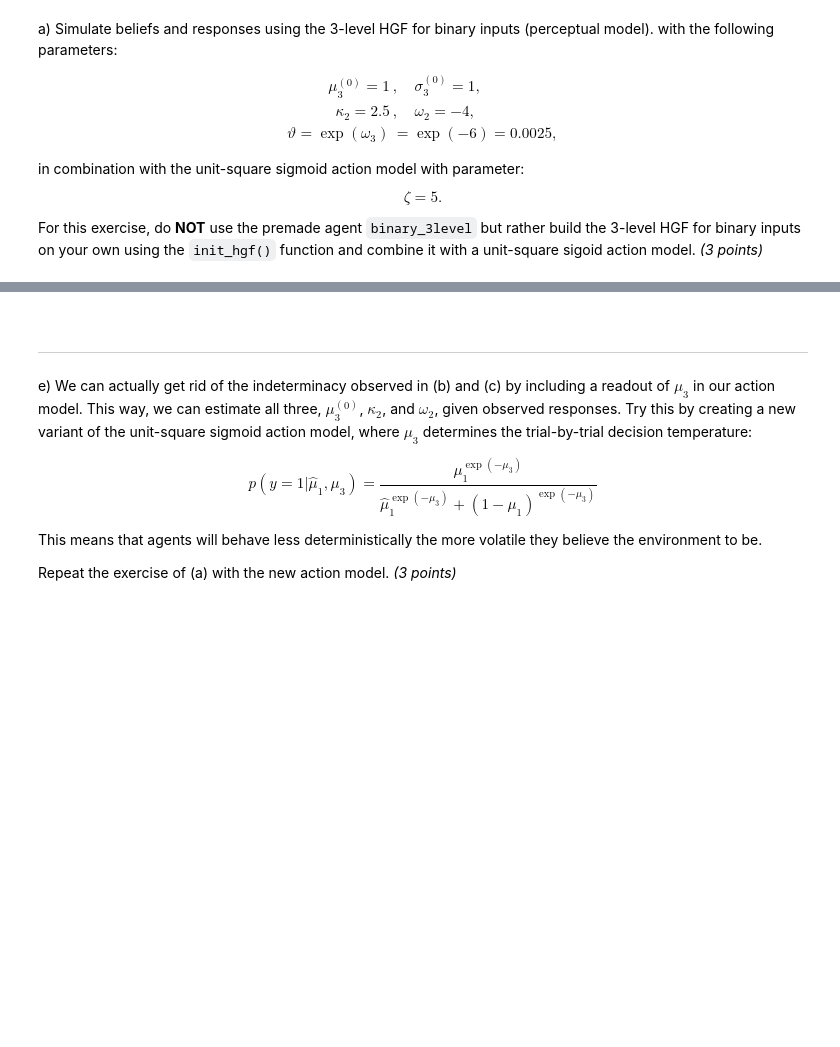
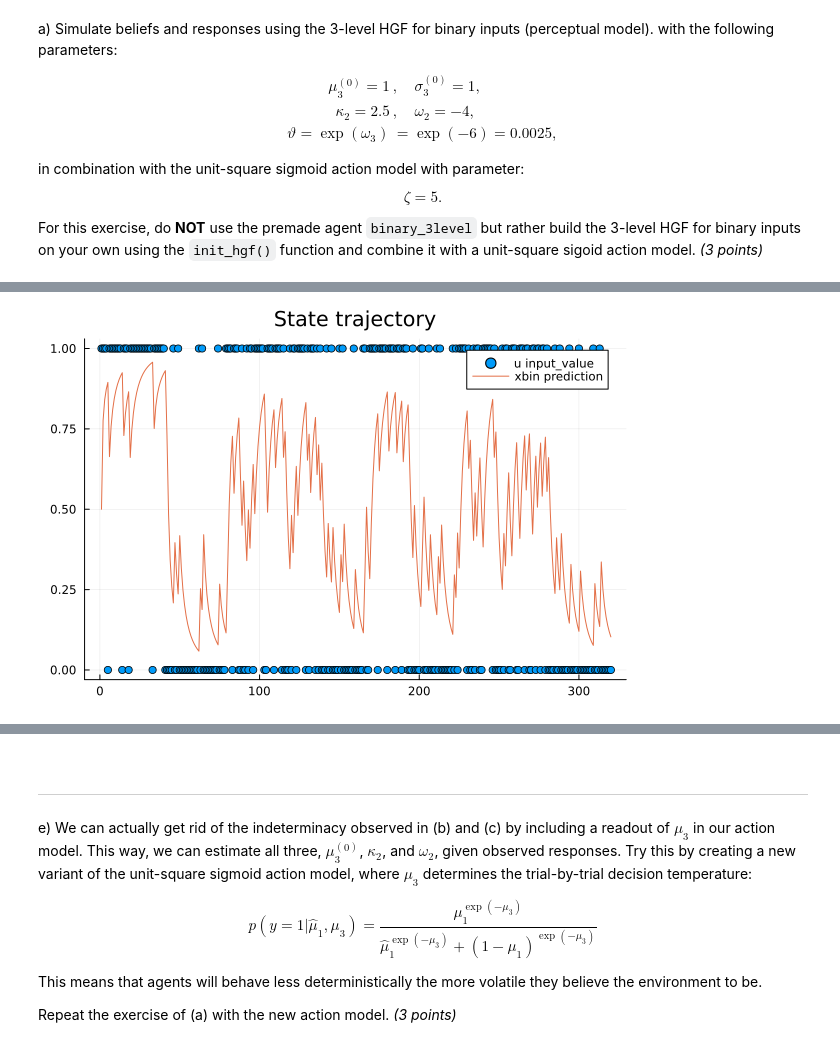
Before and after one commit to MagisV/Translational_Neuromodeling_Exercise_1, a Jupyter notebook: ex-02/Exercise2.ipynb, the cells around one changed output, grey strips where cells are left out. Cells and saved outputs as stored; diff of their text form; code cells hidden in the pictures; blank space fills up the shorter version.

```diff
--- a/ex-02/Exercise2.ipynb
+++ b/ex-02/Exercise2.ipynb
@@ -466,0 +488,11 @@ d) By setting $\kappa_2$ to 1 and/or $\omega_2$ to 0, we can make these paramete
+# %%
+config = Dict(
+   "HGF" => hgf,                 # attach your HGF
+   "action_noise" => 5,        # sets zeta=5
+   "target_state" => ("xbin","prediction_mean")
+)
+
+agent_binary_3_level = premade_agent("hgf_unit_square_sigmoid", config, verbose=true)
+
+# 2) Run the agent on the input sequence
+give_inputs!(agent_binary_3_level, u3)
@@ -466,0 +517,5 @@ d) By setting $\kappa_2$ to 1 and/or $\omega_2$ to 0, we can make these paramete
+# %%
+plot_trajectory(agent_binary_3_level, ("u", "input_value"))
+plot_trajectory!(agent_binary_3_level, ("xbin", "prediction"))
+# %% [output]
+[figure, added]
```
Also changed, not shown: parts of 19 cells of this notebook.
